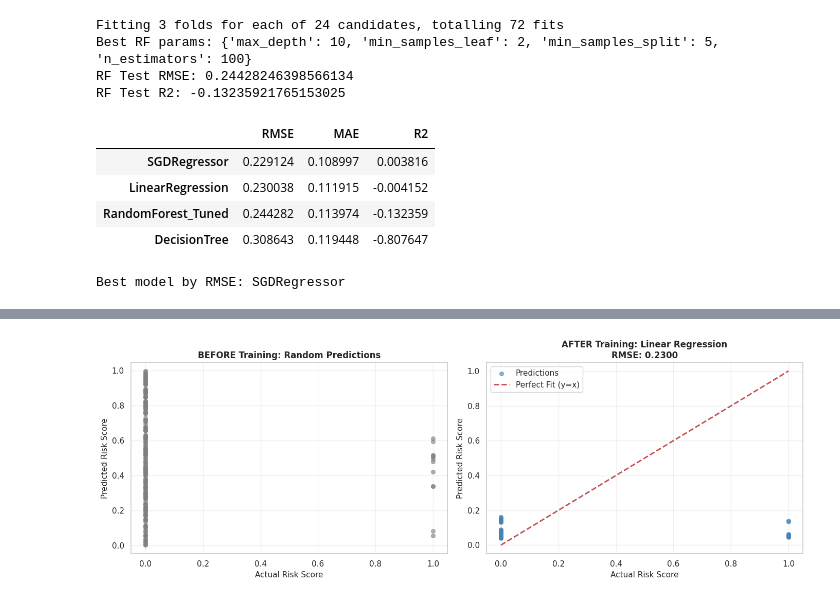
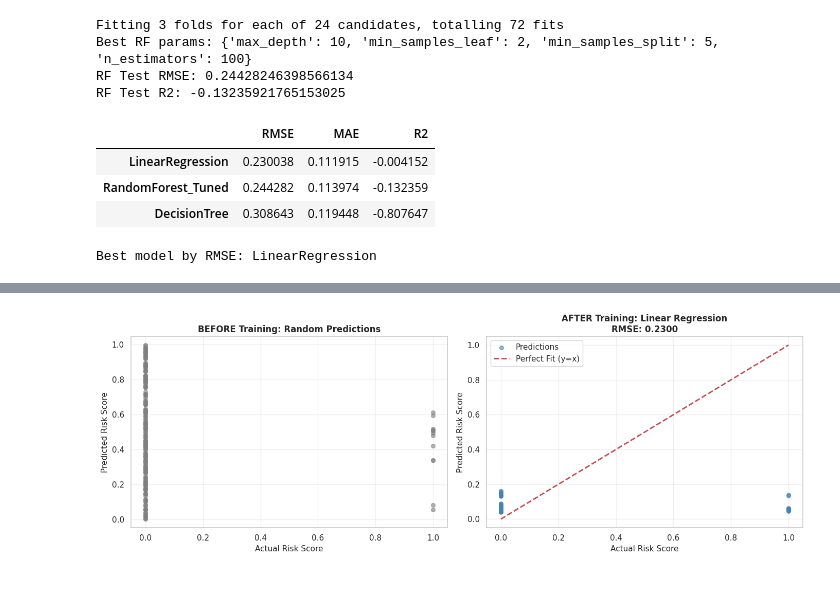
Before and after one commit to noel-odero/cervical-cancer-prediction, a Jupyter notebook: model-training/Model.ipynb, the cells around one changed output, grey strips where cells are left out. Saved outputs shown, nothing was run; the diff lists cells and outputs as text; code cells hidden in the pictures.

Commit message:
change the model

```diff
--- a/model-training/Model.ipynb
+++ b/model-training/Model.ipynb
@@ -731,33 +669,31 @@ RF Test R2: -0.13235921765153025
 # %%
 # Collect final model performances and select best by RMSE
 final_models = {
     "LinearRegression": LinearRegression().fit(X_train_raw, y_train),
-    "SGDRegressor": sgd,  # from epoch training above
     "DecisionTree": DecisionTreeRegressor(random_state=RANDOM_STATE).fit(X_train_raw, y_train),
     "RandomForest_Tuned": best_rf
 }
 
 final_results = {}
 for name, model in final_models.items():
     preds = model.predict(X_test_raw)
     final_results[name] = {
         "RMSE": np.sqrt(mean_squared_error(y_test, preds)),
         "MAE": mean_absolute_error(y_test, preds),
         "R2": r2_score(y_test, preds)
     }
 
 final_df = pd.DataFrame(final_results).T.sort_values("RMSE")
 display(final_df)
 best_model_name = final_df.index[0]
 print("Best model by RMSE:", best_model_name)
 best_model = final_models[best_model_name]
 # %% [output]
 |  | RMSE | MAE | R2 |
-| SGDRegressor | 0.229124 | 0.108997 | 0.003816 |
 | LinearRegression | 0.230038 | 0.111915 | -0.004152 |
 | RandomForest_Tuned | 0.244282 | 0.113974 | -0.132359 |
 | DecisionTree | 0.308643 | 0.119448 | -0.807647 |
-Best model by RMSE: SGDRegressor
+Best model by RMSE: LinearRegression
 # %%
 # Residual diagnostics for best model
 y_pred_best = best_model.predict(X_test_raw)
```
Also changed, not shown: parts of 7 cells of this notebook.
